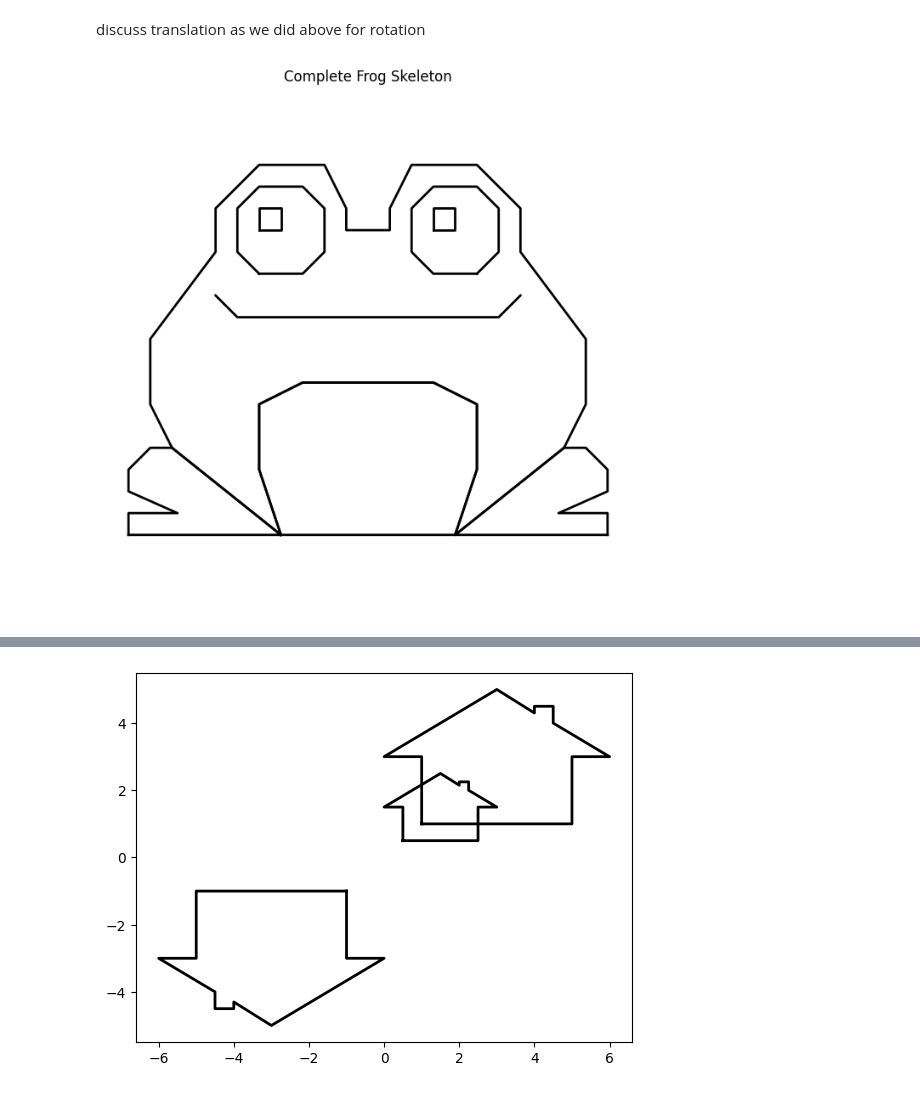
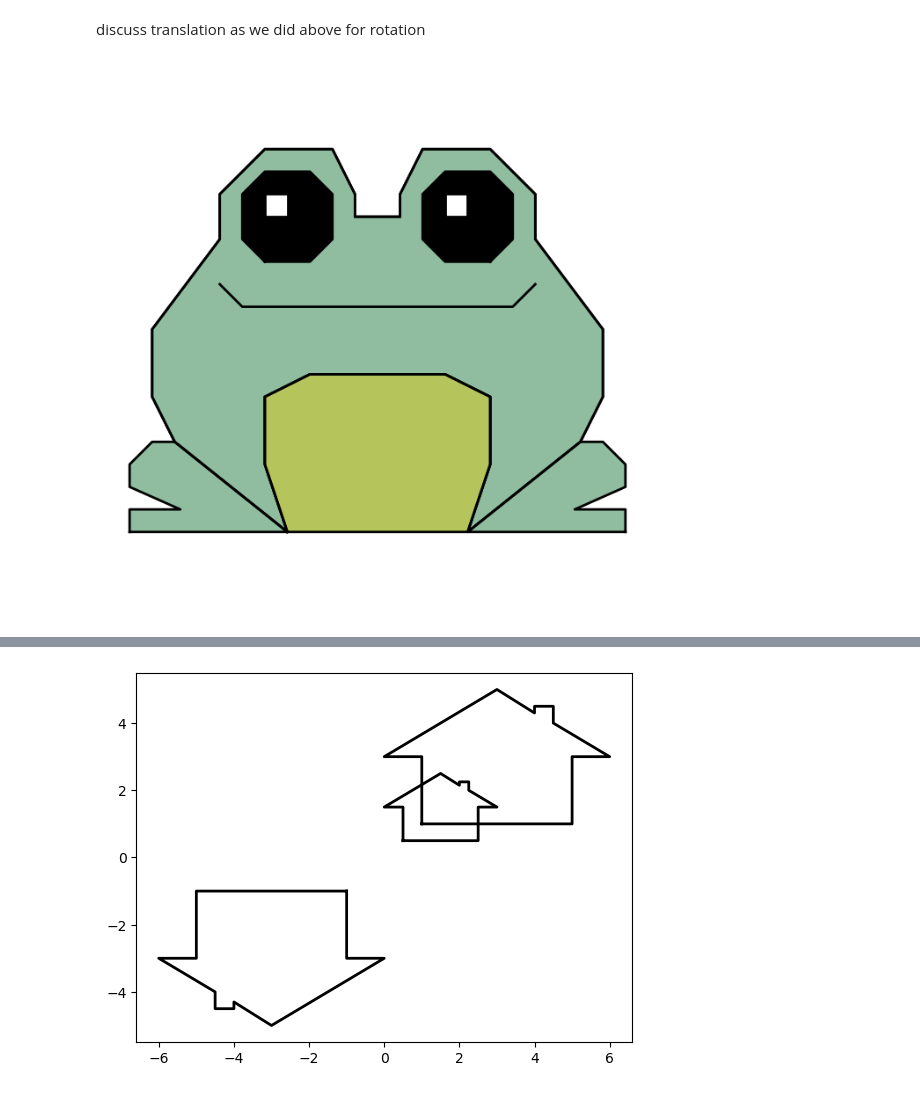
Before and after one commit to OmarMohamed26/GeometricLineartransformation, a Jupyter notebook: geomtricTransformation.ipynb, the cells around one changed output, grey strips where cells are left out. Saved outputs shown, nothing was run; the diff lists cells and outputs as text; code cells hidden in the pictures.

Commit message:
painting the frog

```diff
--- a/geomtricTransformation.ipynb
+++ b/geomtricTransformation.ipynb
@@ -278,38 +278,52 @@ def draw_part(part, closed=False, **kwargs):
 
     plt.plot(x, y, **kwargs)
 
+def fill_part(part, color, **kwargs):
+    x = part[:, 0]
+    y = part[:, 1]
+    plt.fill(x, y, facecolor=color, **kwargs)
 
 # Draw the frog
 plt.figure(figsize=(8, 8))
 
 # Common style: BLACK lines
 style = dict(color="black", linewidth=2)
 
 # Draw complete body outline (closed loop)
 draw_part(Body, closed=True, **style)
 
 # Draw stomach inside
 draw_part(Stomach, closed=True, **style)
 
 # Draw legs
 draw_part(LeftLeg, **style)
 draw_part(RightLeg, **style)
 
 # Draw face
 draw_part(Smile, **style)
 draw_part(EyeLeft, closed=True, **style)
 draw_part(EyeLeftIris, closed=True, **style)
 draw_part(EyeRight, closed=True, **style)
 draw_part(EyeRightIris, closed=True, **style)
 
+# painting the frog :)
+fill_part(Body, color="#90BCA0", edgecolor="black", linewidth=2)
+fill_part(Stomach, color="#B5C55C", edgecolor="black")
+fill_part(EyeLeft, color="black")
+fill_part(EyeLeftIris, color="white")
+fill_part(EyeRight, color="black")
+fill_part(EyeRightIris, color="white")
+fill_part(RightLeg, color="#90BCA0", edgecolor="black")
+fill_part(LeftLeg, color="#90BCA0", edgecolor="black")
+
+
 # Plot settings
 plt.axis("equal")
 plt.axis("off")
-plt.title("Complete Frog Skeleton")
 
 plt.show()
 # %% [output]
-[figure, old version]
+[figure, new version]
 # %%
 # Create the plot
 fig, axes = plt.subplots(2, 3, figsize=(15, 10))
```
Also changed, not shown: parts of 1 cell of this notebook.
